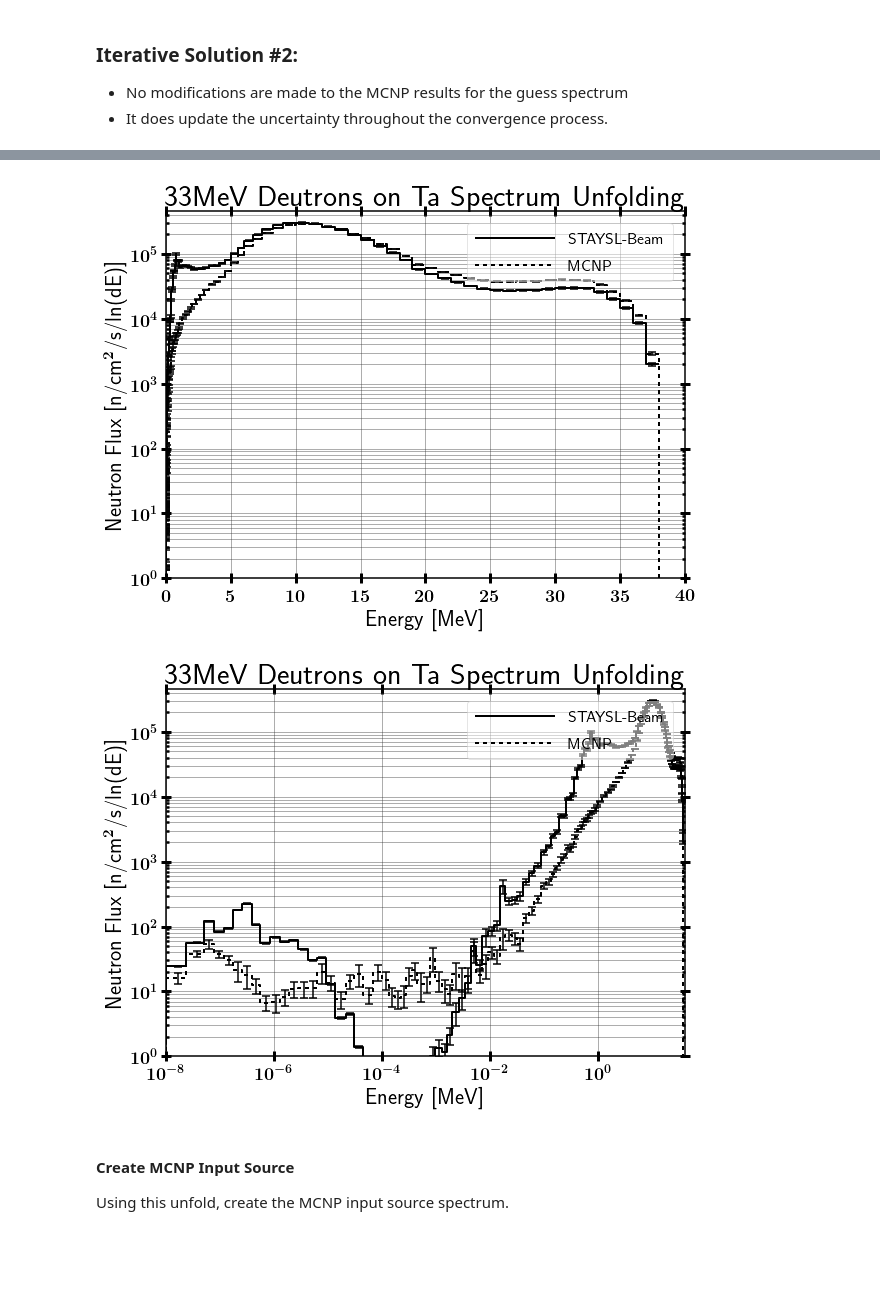
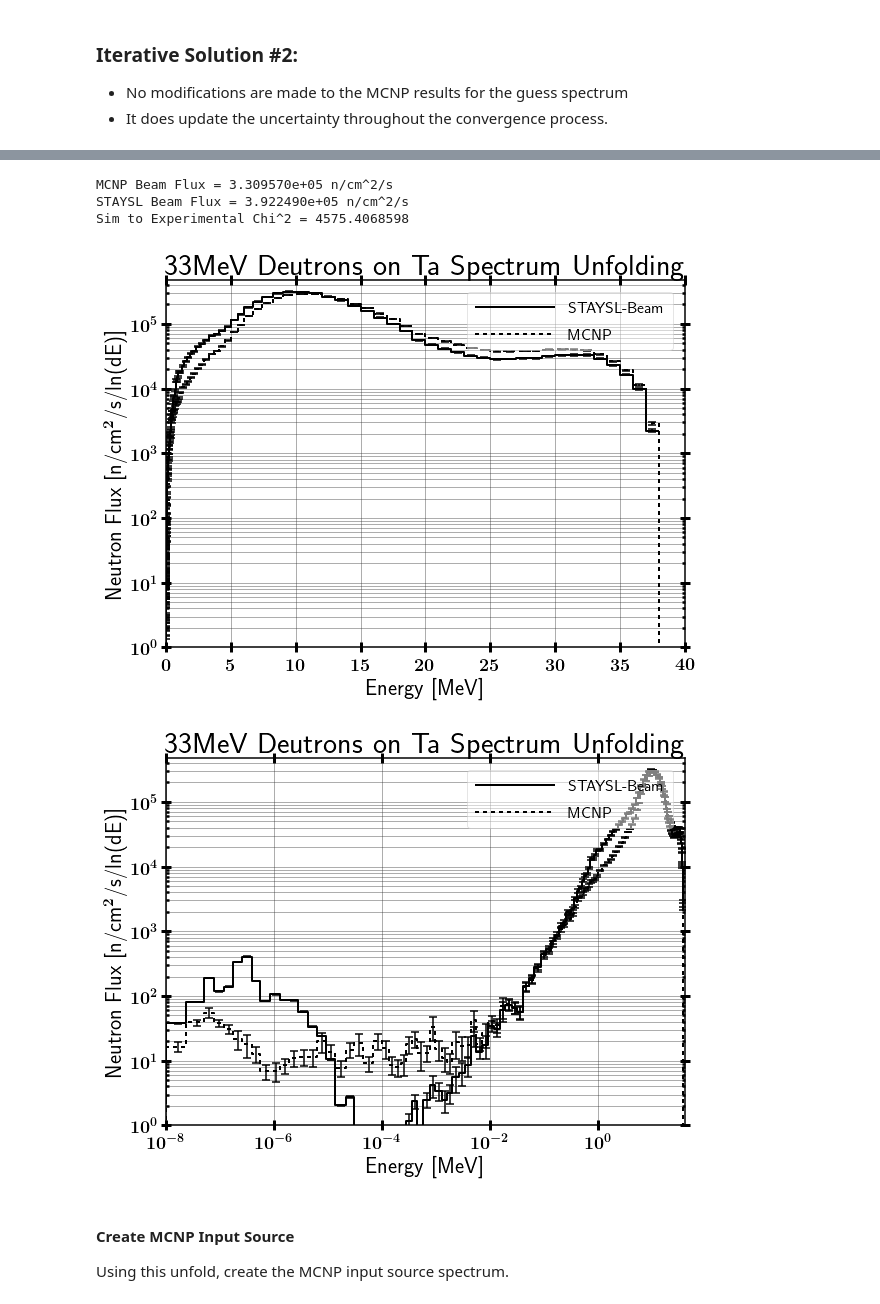
Before and after one commit to 2lambda123/88_Data, a Jupyter notebook: Experiments/Activation/33MeVTa_25Apr/Unfold/CleanBeam/STAYSL_CleanBeam_Input-&-Analysis.ipynb, the cells around one changed output, grey strips where cells are left out. Drawn from its saved outputs; the diff is of its cells as text; code cells hidden in the pictures; blank space fills up the shorter version.

Commit message:
Updated clean beam unfold
  - Used secondary lines for activities and uncertainties

```diff
--- a/Experiments/Activation/33MeVTa_25Apr/Unfold/CleanBeam/STAYSL_CleanBeam_Input-&-Analysis.ipynb
+++ b/Experiments/Activation/33MeVTa_25Apr/Unfold/CleanBeam/STAYSL_CleanBeam_Input-&-Analysis.ipynb
@@ -180,7 +180,8 @@ adjLethargyHisto.plot(unadjLethargyHisto, xMin=1E-6, logX=False, logY=True,
 Create MCNP Histograms
 # %%
 mcnpHisto = Histogram()
-normFactor = 4.0600E+9
+normFactor = 4.13E+9  # From Meulders based calcs which ignore flux below 3 MeV.
+
 tallyFrame['normTally'] = tallyFrame['tally'] * normFactor
 tallyFrame['normUncertainty'] = tallyFrame['uncertainty'] * tallyFrame['normTally']
 mcnpHisto.build_histo(tallyFrame['bin'].tolist(), tallyFrame['normTally'].tolist(),
@@ -301,23 +302,34 @@ Std Norm = 1.29410406846, 1.29479231153
 # %%
 iter = 1
 
 iterAdjHisto[iter].build_histo(iterSoln[iter]._df['lowE'].tolist(), iterSoln[iter]._df['adjLethargy'].tolist(),
                              uncert=(iterSoln[iter]._df['adjStd']*iterSoln[iter]._df['adjLethargy']).tolist(),
                              edgeLoc='low', name='STAYSL-Beam')
+
+print "MCNP Beam Flux = {:2e} n/cm^2/s".format(sum(tallyFrame['normTally']))
+print "STAYSL Beam Flux = {:2e} n/cm^2/s".format(sum(iterSoln[iter]._df['adjFlux']))
+
+from DataAnalysis.Stats import red_chisq
+print "Sim to Experimental Chi^2 = {}".format(red_chisq(iterAdjHisto[iter].midPtData,
+                                                         mcnpHisto.midPtData[:len(iterAdjHisto[iter].midPtData)],
+                                                         standDev=iterAdjHisto[iter].sigma , freeParams=2))
 
 iterAdjHisto[iter].plot(mcnpLethargyHisto, xMin=1E-6, xMax=40, yMin=1, logX=False, logY=True, includeMarkers=False,
               title='33MeV Deutrons on Ta Spectrum Unfolding',
               xLabel='Energy [MeV]', yLabel='Neutron Flux [n/cm$^2$/s/ln(dE)]',
               savePath=outpath+'33MeVTa_Staysl-Unfold_Itr{:1d}'.format(iter))
 
 
 iterAdjHisto[iter].plot(mcnpLethargyHisto, xMin=1E-8, xMax=40, yMin=1, logX=True, logY=True, includeMarkers=False,
               title='33MeV Deutrons on Ta Spectrum Unfolding',
               xLabel='Energy [MeV]', yLabel='Neutron Flux [n/cm$^2$/s/ln(dE)]',
               savePath=outpath+'33MeVTa_Staysl-Unfold_Itr{:1d}_log'.format(iter))
 # %% [output]
+MCNP Beam Flux = 3.309570e+05 n/cm^2/s
+STAYSL Beam Flux = 3.922490e+05 n/cm^2/s
+Sim to Experimental Chi^2 = 4575.4068598
-[figure, old version]
+[figure, new version]
-[figure, old version]
+[figure, new version]
 # %% [markdown]
 #### Create MCNP Input Source
 
```
Also changed, not shown: parts of 9 cells of this notebook, 41 other files.
